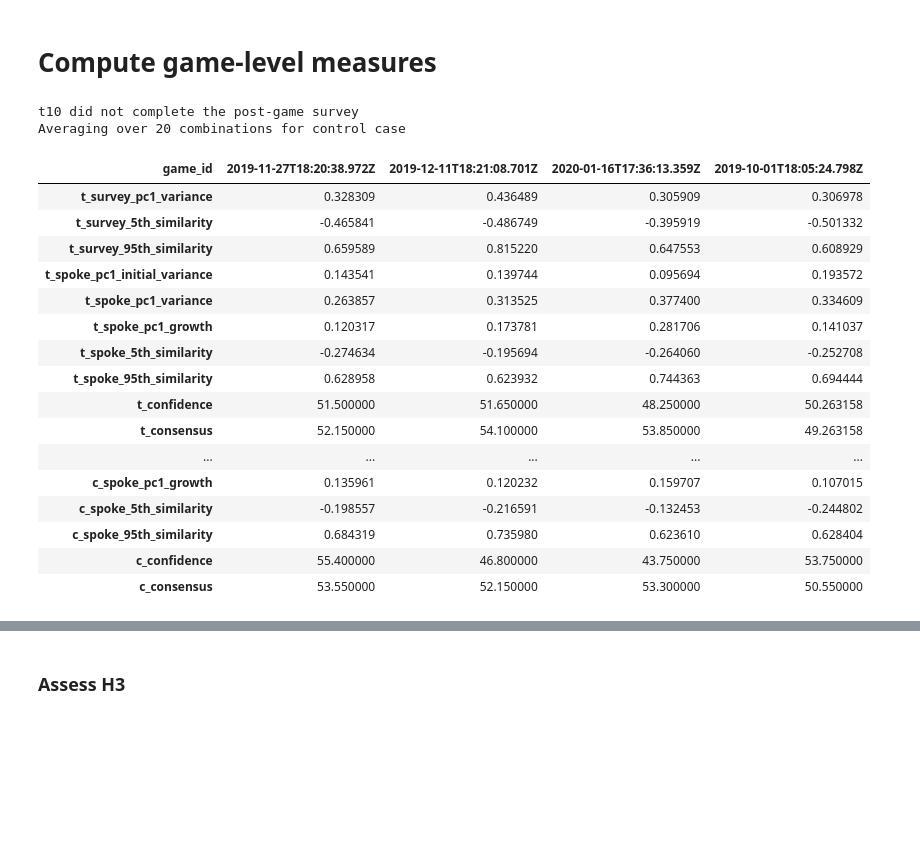
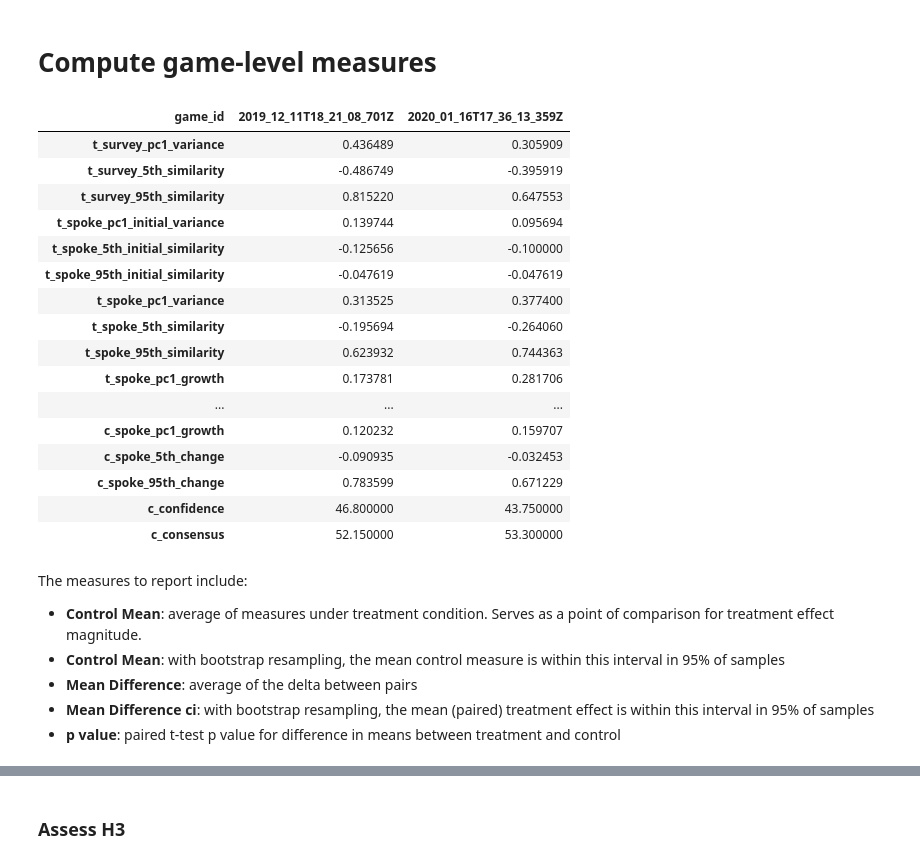
Before and after one commit to JamesPHoughton/detective-game-interdependent-diffusion, a Jupyter notebook: analysis/Postprocess Experiment - prereg.ipynb, the cells around one changed output, grey strips where cells are left out. Cells and saved outputs as stored; diff of their text form; code cells hidden in the pictures; blank space fills up the shorter version.

```diff
--- a/analysis/Postprocess Experiment - prereg.ipynb
+++ b/analysis/Postprocess Experiment - prereg.ipynb
@@ -864,18 +783,27 @@ def compute_single_point_measures(game):
         pca.fit(initial_adoptions.loc[subset, spokes])
         sub_res[prefix+'spoke_pc1_initial_variance'] = pca.explained_variance_ratio_
 
+        # initial state similarity percentiles
+        sub_res[prefix+'spoke_5th_initial_similarity'], sub_res[prefix+'spoke_95th_initial_similarity'] = np.percentile(
+            initial_adoptions.loc[subset, spokes].T.corr().mask(
+                np.tri(n_used, n_used, 0, dtype='bool')).stack(), [5, 95])
+
         # final-state PC1
         pca = PCA(n_components=1)
         pca.fit(final_adoptions.loc[subset, spokes])
         sub_res[prefix+'spoke_pc1_variance'] = pca.explained_variance_ratio_
 
-        # pc1 growth
-        sub_res[prefix+'spoke_pc1_growth'] = sub_res[prefix+'spoke_pc1_variance'] - sub_res[prefix+'spoke_pc1_initial_variance']
-
         # final state similarity percentiles
         sub_res[prefix+'spoke_5th_similarity'], sub_res[prefix+'spoke_95th_similarity'] = np.percentile(
             final_adoptions.loc[subset, spokes].T.corr().mask(
                 np.tri(n_used, n_used, 0, dtype='bool')).stack(), [5, 95])
+
+        # pc1 growth
+        sub_res[prefix+'spoke_pc1_growth'] = sub_res[prefix+'spoke_pc1_variance'] - sub_res[prefix+'spoke_pc1_initial_variance']
+
+        # percentiles change
+        sub_res[prefix+'spoke_5th_change'] = sub_res[prefix+'spoke_5th_similarity'] - sub_res[prefix+'spoke_5th_initial_similarity']
+        sub_res[prefix+'spoke_95th_change'] = sub_res[prefix+'spoke_95th_similarity'] - sub_res[prefix+'spoke_95th_initial_similarity']
 
         return sub_res
 
@@ -890,51 +818,57 @@ def compute_single_point_measures(game):
     if len(t_collector) > 1:
         print('Averaging over %i combinations for treatment case'%len(t_collector))
     t_result = pd.DataFrame(t_collector).mean()
 
     # Compute average for confidence and consensus measures on all submissions
     t_result['t_confidence'] = responses.loc[t_responses, 'confidence'].mean()
     t_result['t_consensus'] = responses.loc[t_responses, 'consensus'].mean()
 
 
     # Perform the same analysis as above for the control condition
     c_collector = []
     for subset in itertools.combinations(c_responses, r=n_used):
         c_collector.append(process_subset(subset, c_spokes, prefix='c_'))
 
     if len(c_collector) > 1:
         print('Averaging over %i combinations for control case'%len(c_collector))
     c_result = pd.DataFrame(c_collector).mean()
 
     c_result['c_confidence'] = responses.loc[c_responses, 'confidence'].mean()
     c_result['c_consensus'] = responses.loc[c_responses, 'consensus'].mean()
 
 
 
     result = pd.concat([t_result, c_result])
-    result['game_id']=game['createdAt']
+    result['game_id']=game['createdAt'].split('_')[0].replace('-','_').replace(':','_').replace('.','_')
     return result
 
 spms = pd.DataFrame([compute_single_point_measures(game) for game in process_games])
 spms.set_index('game_id', inplace=True)
 spms.T
 # %% [output]
-t10 did not complete the post-game survey
-Averaging over 20 combinations for control case
-| game_id | 2019-11-27T18:20:38.972Z | 2019-12-11T18:21:08.701Z | 2020-01-16T17:36:13.359Z | 2019-10-01T18:05:24.798Z |
-| t_survey_pc1_variance | 0.328309 | 0.436489 | 0.305909 | 0.306978 |
-| t_survey_5th_similarity | -0.465841 | -0.486749 | -0.395919 | -0.501332 |
-| t_survey_95th_similarity | 0.659589 | 0.815220 | 0.647553 | 0.608929 |
-| t_spoke_pc1_initial_variance | 0.143541 | 0.139744 | 0.095694 | 0.193572 |
-| t_spoke_pc1_variance | 0.263857 | 0.313525 | 0.377400 | 0.334609 |
-| t_spoke_pc1_growth | 0.120317 | 0.173781 | 0.281706 | 0.141037 |
-| t_spoke_5th_similarity | -0.274634 | -0.195694 | -0.264060 | -0.252708 |
-| t_spoke_95th_similarity | 0.628958 | 0.623932 | 0.744363 | 0.694444 |
-| t_confidence | 51.500000 | 51.650000 | 48.250000 | 50.263158 |
-| t_consensus | 52.150000 | 54.100000 | 53.850000 | 49.263158 |
-| ... | ... | ... | ... | ... |
-| c_spoke_pc1_growth | 0.135961 | 0.120232 | 0.159707 | 0.107015 |
-| c_spoke_5th_similarity | -0.198557 | -0.216591 | -0.132453 | -0.244802 |
-| c_spoke_95th_similarity | 0.684319 | 0.735980 | 0.623610 | 0.628404 |
-| c_confidence | 55.400000 | 46.800000 | 43.750000 | 53.750000 |
-| c_consensus | 53.550000 | 52.150000 | 53.300000 | 50.550000 |
+| game_id | 2019_12_11T18_21_08_701Z | 2020_01_16T17_36_13_359Z |
+| t_survey_pc1_variance | 0.436489 | 0.305909 |
+| t_survey_5th_similarity | -0.486749 | -0.395919 |
+| t_survey_95th_similarity | 0.815220 | 0.647553 |
+| t_spoke_pc1_initial_variance | 0.139744 | 0.095694 |
+| t_spoke_5th_initial_similarity | -0.125656 | -0.100000 |
+| t_spoke_95th_initial_similarity | -0.047619 | -0.047619 |
+| t_spoke_pc1_variance | 0.313525 | 0.377400 |
+| t_spoke_5th_similarity | -0.195694 | -0.264060 |
+| t_spoke_95th_similarity | 0.623932 | 0.744363 |
+| t_spoke_pc1_growth | 0.173781 | 0.281706 |
+| ... | ... | ... |
+| c_spoke_pc1_growth | 0.120232 | 0.159707 |
+| c_spoke_5th_change | -0.090935 | -0.032453 |
+| c_spoke_95th_change | 0.783599 | 0.671229 |
+| c_confidence | 46.800000 | 43.750000 |
+| c_consensus | 52.150000 | 53.300000 |
+# %% [markdown]
+The measures to report include:
+
+- **Control Mean**: average of measures under treatment condition. Serves as a point of comparison for treatment effect magnitude.
+- **Control Mean**: with bootstrap resampling, the mean control measure is within this interval in 95% of samples
+- **Mean Difference**: average of the delta between pairs
+- **Mean Difference ci**: with bootstrap resampling, the mean (paired) treatment effect is within this interval in 95% of samples
+- **p value**: paired t-test p value for difference in means between treatment and control
 # %%
```
Also changed, not shown: parts of 40 cells of this notebook, 33 other files.
